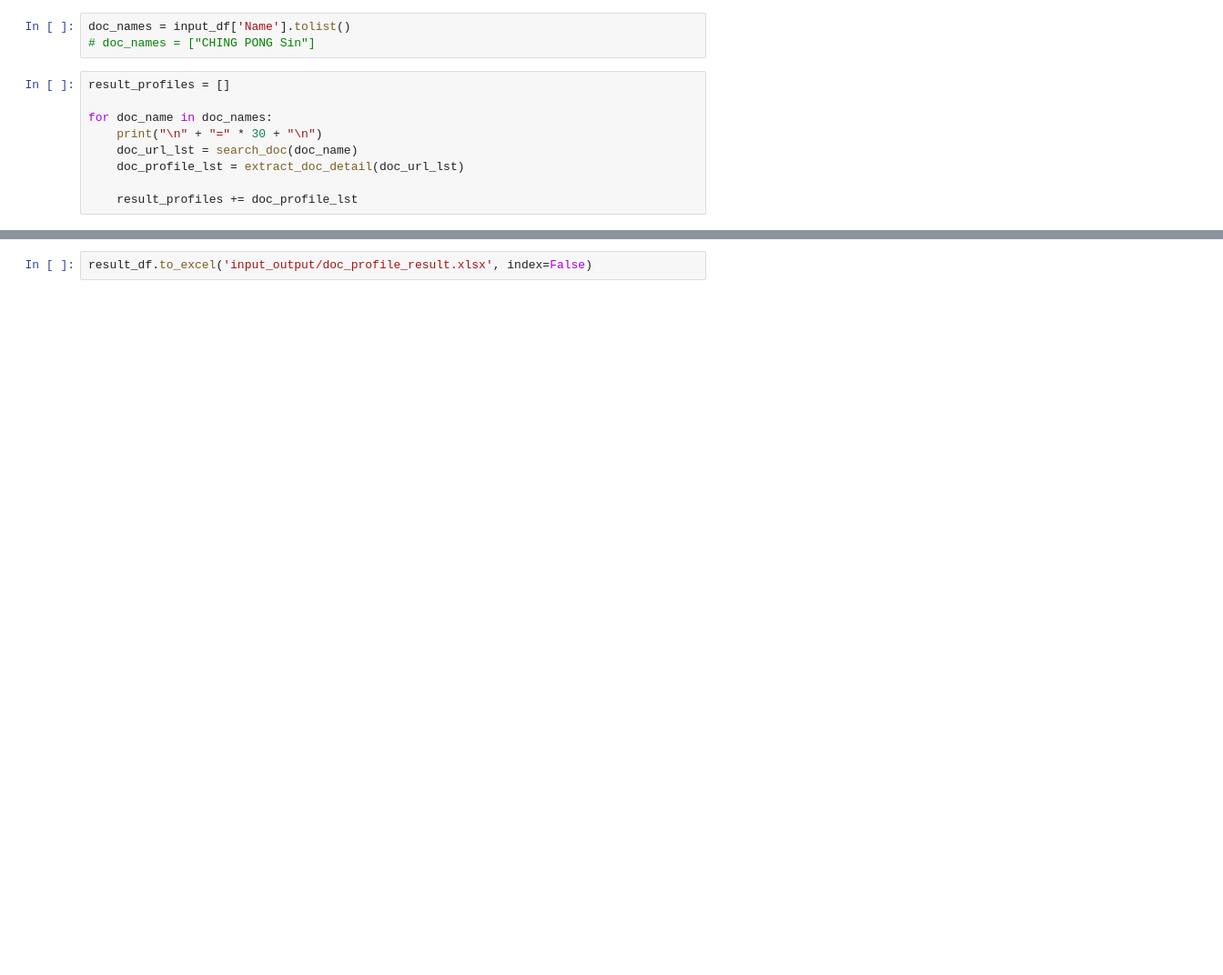
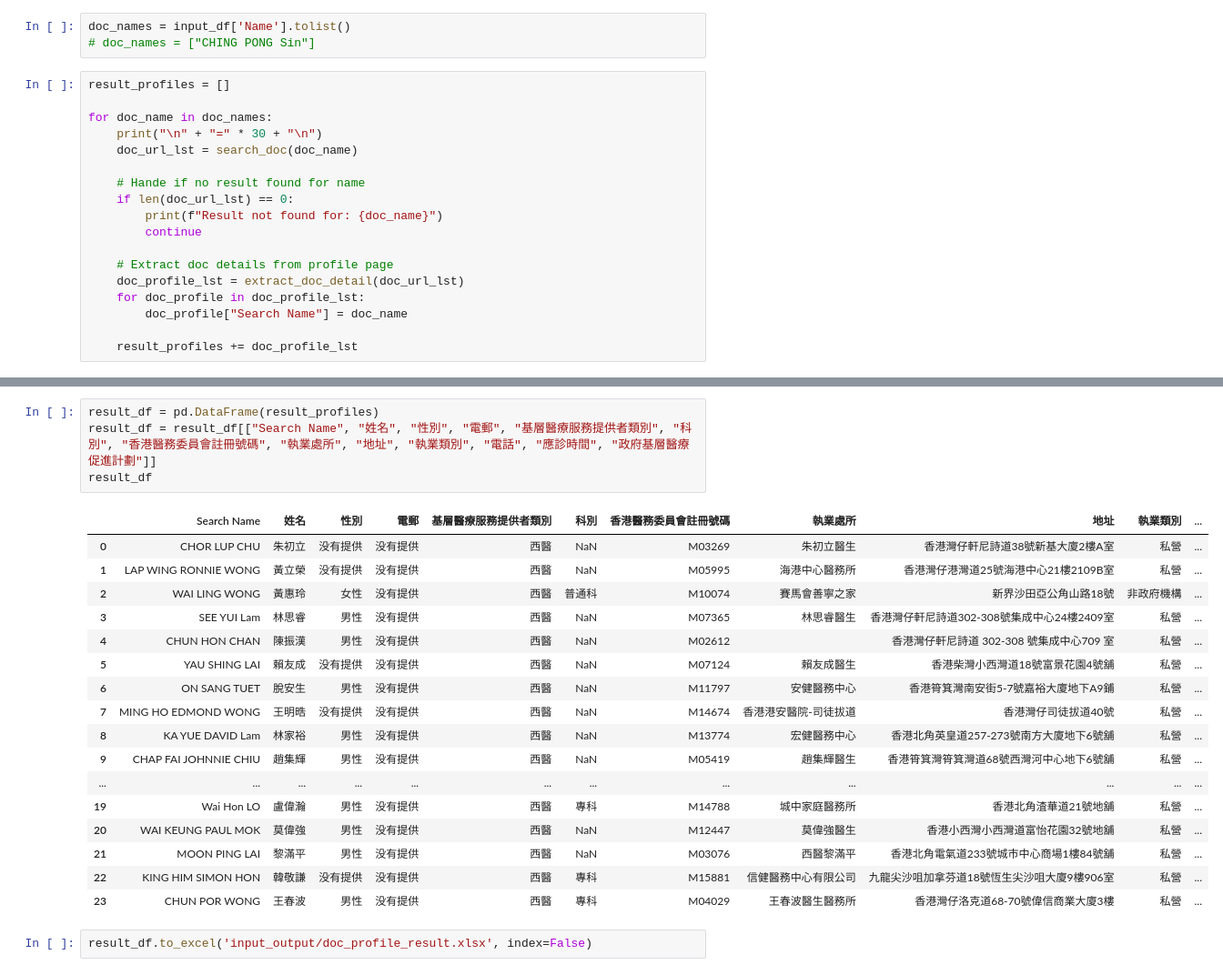
Before and after one commit to jackson-hu1279/Doc-DB, a Jupyter notebook: main.ipynb, the cells around one changed output, grey strips where cells are left out. Shown at 91% size. Cells and saved outputs as stored; diff of their text form; blank space fills up the shorter version.

Commit message:
Append search name to found doc profile

```diff
--- a/main.ipynb
+++ b/main.ipynb
@@ -123,7 +123,16 @@ result_profiles = []
 for doc_name in doc_names:
     print("\n" + "=" * 30 + "\n")
     doc_url_lst = search_doc(doc_name)
+
+    # Hande if no result found for name
+    if len(doc_url_lst) == 0:
+        print(f"Result not found for: {doc_name}")
+        continue
+
+    # Extract doc details from profile page
     doc_profile_lst = extract_doc_detail(doc_url_lst)
+    for doc_profile in doc_profile_lst:
+        doc_profile["Search Name"] = doc_name
 
     result_profiles += doc_profile_lst
 # %% [output]
@@ -168,2 +156,24 @@ result_df
+# %%
+result_df = pd.DataFrame(result_profiles)
+result_df = result_df[["Search Name", "姓名", "性別", "電郵", "基層醫療服務提供者類別", "科別", "香港醫務委員會註冊號碼", "執業處所", "地址", "執業類別", "電話", "應診時間", "政府基層醫療促進計劃"]]
+result_df
+# %% [output]
+|  | Search Name | 姓名 | 性別 | 電郵 | 基層醫療服務提供者類別 | 科別 | 香港醫務委員會註冊號碼 | 執業處所 | 地址 | 執業類別 | ... |
+| 0 | CHOR LUP CHU | 朱初立 | 没有提供 | 没有提供 | 西醫 | NaN | M03269 | 朱初立醫生 | 香港灣仔軒尼詩道38號新基大廈2樓A室 | 私營 | ... |
+| 1 | LAP WING RONNIE WONG | 黃立榮 | 没有提供 | 没有提供 | 西醫 | NaN | M05995 | 海港中心醫務所 | 香港灣仔港灣道25號海港中心21樓2109B室 | 私營 | ... |
+| 2 | WAI LING WONG | 黃惠玲 | 女性 | 没有提供 | 西醫 | 普通科 | M10074 | 賽馬會善寧之家 | 新界沙田亞公角山路18號 | 非政府機構 | ... |
+| 3 | SEE YUI Lam | 林思睿 | 男性 | 没有提供 | 西醫 | NaN | M07365 | 林思睿醫生 | 香港灣仔軒尼詩道302-308號集成中心24樓2409室 | 私營 | ... |
+| 4 | CHUN HON CHAN | 陳振漢 | 男性 | 没有提供 | 西醫 | NaN | M02612 |  | 香港灣仔軒尼詩道 302-308 號集成中心709 室 | 私營 | ... |
+| 5 | YAU SHING LAI | 賴友成 | 没有提供 | 没有提供 | 西醫 | NaN | M07124 | 賴友成醫生 | 香港柴灣小西灣道18號富景花園4號舖 | 私營 | ... |
+| 6 | ON SANG TUET | 脫安生 | 男性 | 没有提供 | 西醫 | NaN | M11797 | 安健醫務中心 | 香港筲箕灣南安街5-7號嘉裕大廈地下A9鋪 | 私營 | ... |
+| 7 | MING HO EDMOND WONG | 王明晧 | 没有提供 | 没有提供 | 西醫 | NaN | M14674 | 香港港安醫院-司徒拔道 | 香港灣仔司徒拔道40號 | 私營 | ... |
+| 8 | KA YUE DAVID Lam | 林家裕 | 男性 | 没有提供 | 西醫 | NaN | M13774 | 宏健醫務中心 | 香港北角英皇道257-273號南方大廈地下6號舖 | 私營 | ... |
+| 9 | CHAP FAI JOHNNIE CHIU | 趙集輝 | 男性 | 没有提供 | 西醫 | NaN | M05419 | 趙集輝醫生 | 香港筲箕灣筲箕灣道68號西灣河中心地下6號舖 | 私營 | ... |
+| ... | ... | ... | ... | ... | ... | ... | ... | ... | ... | ... | ... |
+| 19 | Wai Hon LO | 盧偉瀚 | 男性 | 没有提供 | 西醫 | 專科 | M14788 | 城中家庭醫務所 | 香港北角渣華道21號地舖 | 私營 | ... |
+| 20 | WAI KEUNG PAUL MOK | 莫偉強 | 男性 | 没有提供 | 西醫 | NaN | M12447 | 莫偉強醫生 | 香港小西灣小西灣道富怡花園32號地舖 | 私營 | ... |
+| 21 | MOON PING LAI | 黎滿平 | 男性 | 没有提供 | 西醫 | NaN | M03076 | 西醫黎滿平 | 香港北角電氣道233號城市中心商場1樓84號舖 | 私營 | ... |
+| 22 | KING HIM SIMON HON | 韓敬謙 | 没有提供 | 没有提供 | 西醫 | 專科 | M15881 | 信健醫務中心有限公司 | 九龍尖沙咀加拿芬道18號恆生尖沙咀大廈9樓906室 | 私營 | ... |
+| 23 | CHUN POR WONG | 王春波 | 男性 | 没有提供 | 西醫 | 專科 | M04029 | 王春波醫生醫務所 | 香港灣仔洛克道68-70號偉信商業大廈3樓 | 私營 | ... |
 # %%
 result_df.to_excel('input_output/doc_profile_result.xlsx', index=False)
```
Also changed, not shown: parts of 2 cells of this notebook.
